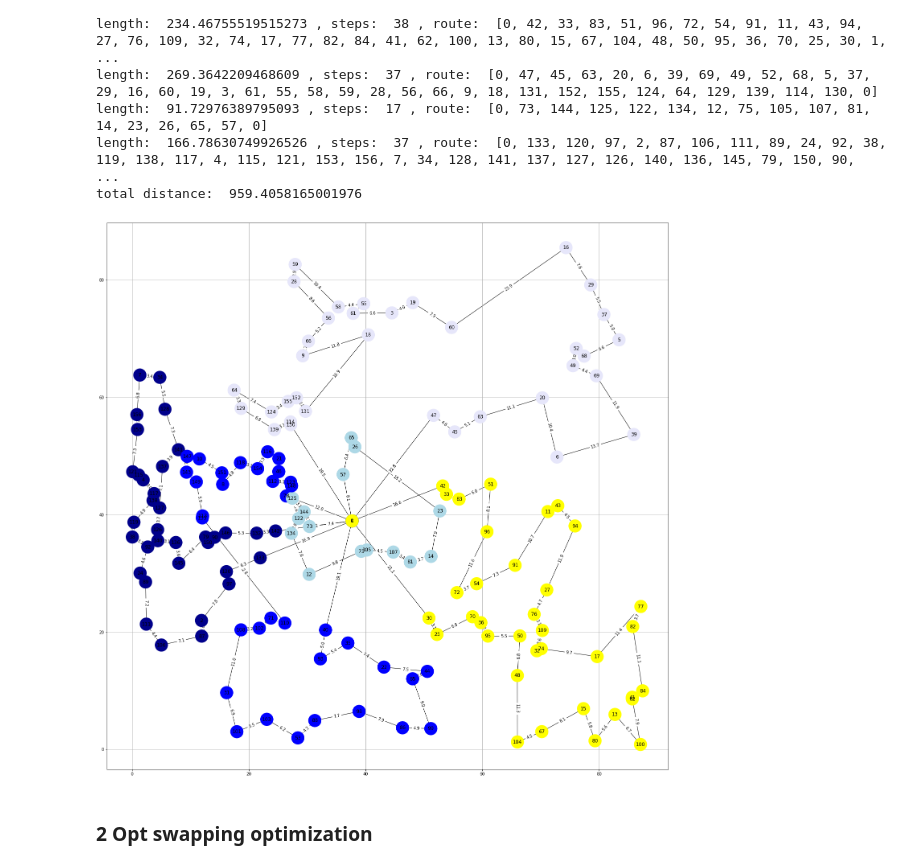
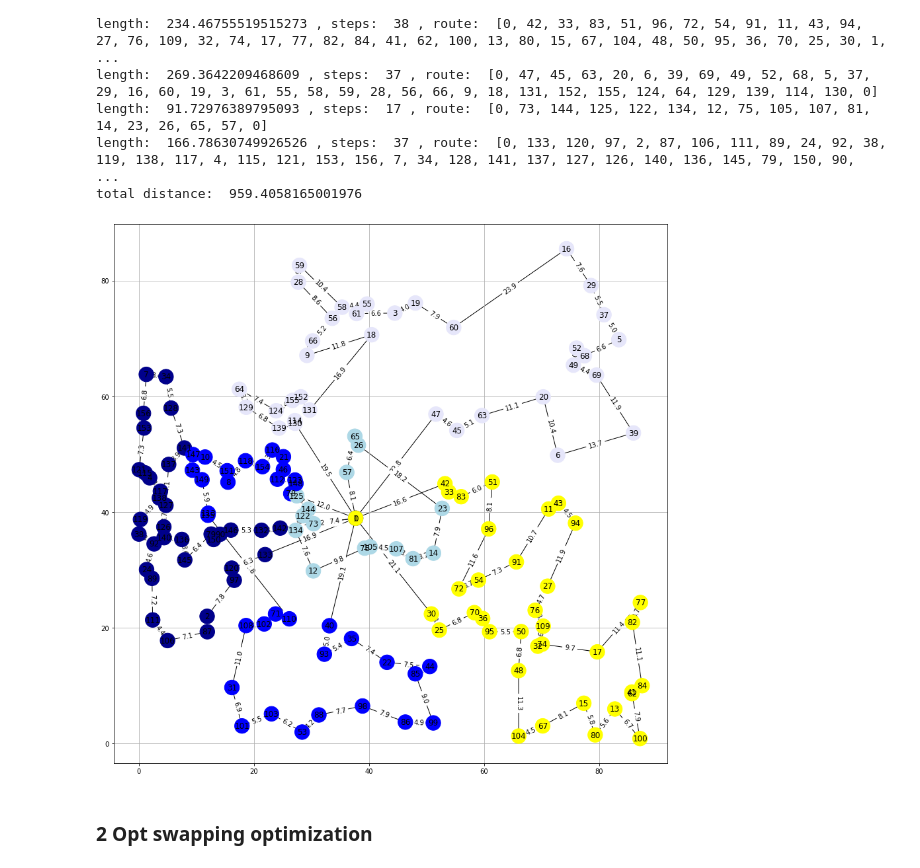
Before and after one commit to GLopezMUZH/Packing_and_Vehcicle_Routing, a Jupyter notebook: L&GV_Ex4_Part2_CW_wh_and_routes.ipynb, the cells around one changed output. Saved outputs shown, nothing was run; the diff lists cells and outputs as text; code cells hidden in the pictures.

```diff
--- a/L&GV_Ex4_Part2_CW_wh_and_routes.ipynb
+++ b/L&GV_Ex4_Part2_CW_wh_and_routes.ipynb
@@ -241,7 +241,7 @@ def draw_graph_paths(G2, clients_array, color_map, fig_size=15):
 
     fig, ax = plt.subplots(figsize=(fig_size, fig_size))
     #plt.title('Client locations')
-    nx.draw(G2, pos=pos_dict2, with_labels = True, node_color=color_map,node_size=1000,ax=ax)
+    nx.draw(G2, pos=pos_dict2, with_labels = True, node_color=color_map,node_size=500,ax=ax)
     nx.draw_networkx_edge_labels(G, pos=pos_dict2, edge_labels=e_labels)
     ax.set_axis_on()
     ax.tick_params(left=True, bottom=True, labelleft=True, labelbottom=True)
@@ -392,9 +392,9 @@ length:  91.72976389795093 , steps:  17 , route:  [0, 73, 144, 125, 122, 134, 12
 length:  166.78630749926526 , steps:  37 , route:  [0, 133, 120, 97, 2, 87, 106, 111, 89, 24, 92, 38, 119, 138, 117, 4, 115, 121, 153, 156, 7, 34, 128, 141, 137, 127, 126, 140, 136, 145, 79, 150, 90,  ...
 total distance:  959.4058165001976
 # %%
-draw_graph_paths(G2, clt_arr, color_map, 25)
+draw_graph_paths(G2, clt_arr, color_map, 15)
 # %% [output]
-[figure, old version]
+[figure, new version]
 # %% [markdown]
 ### 2 Opt swapping optimization
 # %%
```
Also changed, not shown: parts of 2 cells of this notebook.
